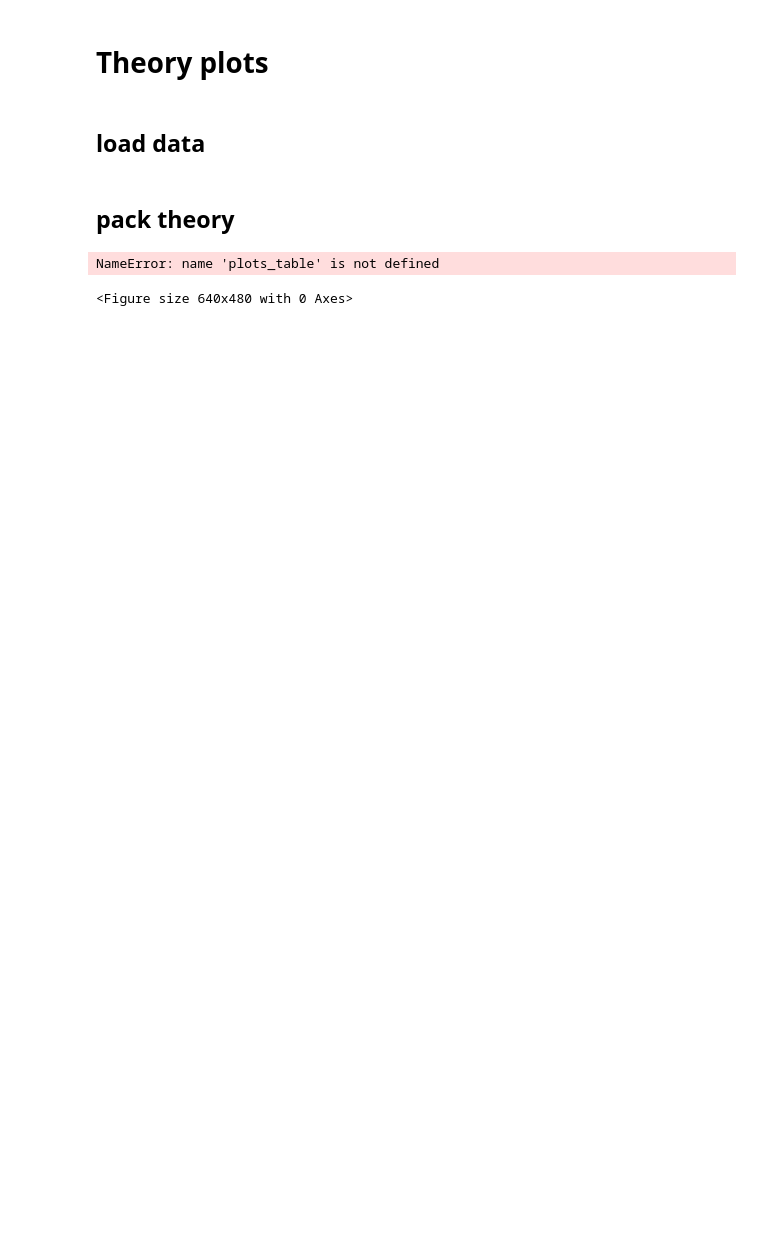
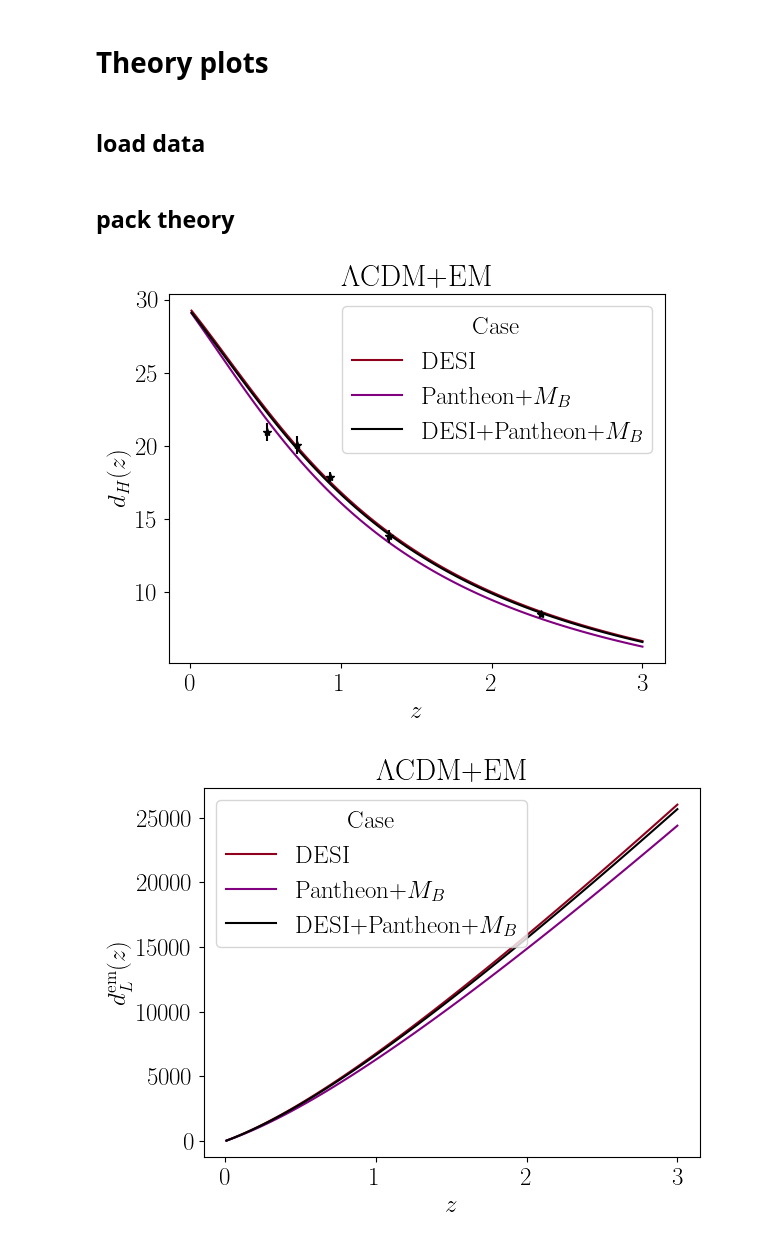
Before and after one commit to chiaradeleo1/CANDI, a Jupyter notebook: analysis.ipynb, the cells around one changed output. Cells and saved outputs as stored; diff of their text form; code cells hidden in the pictures; blank space fills up the shorter version.

```diff
--- a/analysis.ipynb
+++ b/analysis.ipynb
@@ -256,3 +280,14 @@ for model,model_dict in analyzed_results.items():
+# %%
+for model,model_dict in analyzed_results.items():
+    if r'DESI+Pantheon' in model_dict:
+        g = plots.get_single_plotter(width_inch=5)
+        g.plot_1d([model_dict[r'DESI+Pantheon']['MCsamples']],'MB',
+                  colors=[model_dict[r'DESI+Pantheon']['color']],
+                  normalized=True,
+                  lims=[-19.5,-19.1],
+                  lws=3)
+        g.add_x_bands(-19.2435 ,0.0373)
+        plt.title(model)
 # %% [markdown]
 # Theory plots
 # %% [markdown]
@@ -311,12 +346,14 @@ for model, model_dict in analyzed_results.items():
 # %%
 for model, model_dict in analyzed_results.items():
     for func in functions.values():
         plt.figure()
-        sb.lineplot(model_dict['Theory'],x=r'$z$',y=func,hue='Case',palette=list(plots_table['color'].unique()))
+        plt.title(model)
+        sb.lineplot(model_dict['Theory'],x=r'$z$',y=func,
+                    hue='Case',palette=list(model_dict['Theory']['color'].unique()))
         if func in data.columns:
             dataplot = data[[r'$z$',func,'error']].dropna(axis='index')
             plt.errorbar(dataplot[r'$z$'],dataplot[func],yerr=dataplot['error'],
                          ls='',color='black',marker='*')
 # %% [output]
-NameError: name 'plots_table' is not defined
-<Figure size 640x480 with 0 Axes>
+[figure, added]
+[figure, added]
```
Also changed, not shown: parts of 20 cells of this notebook.
